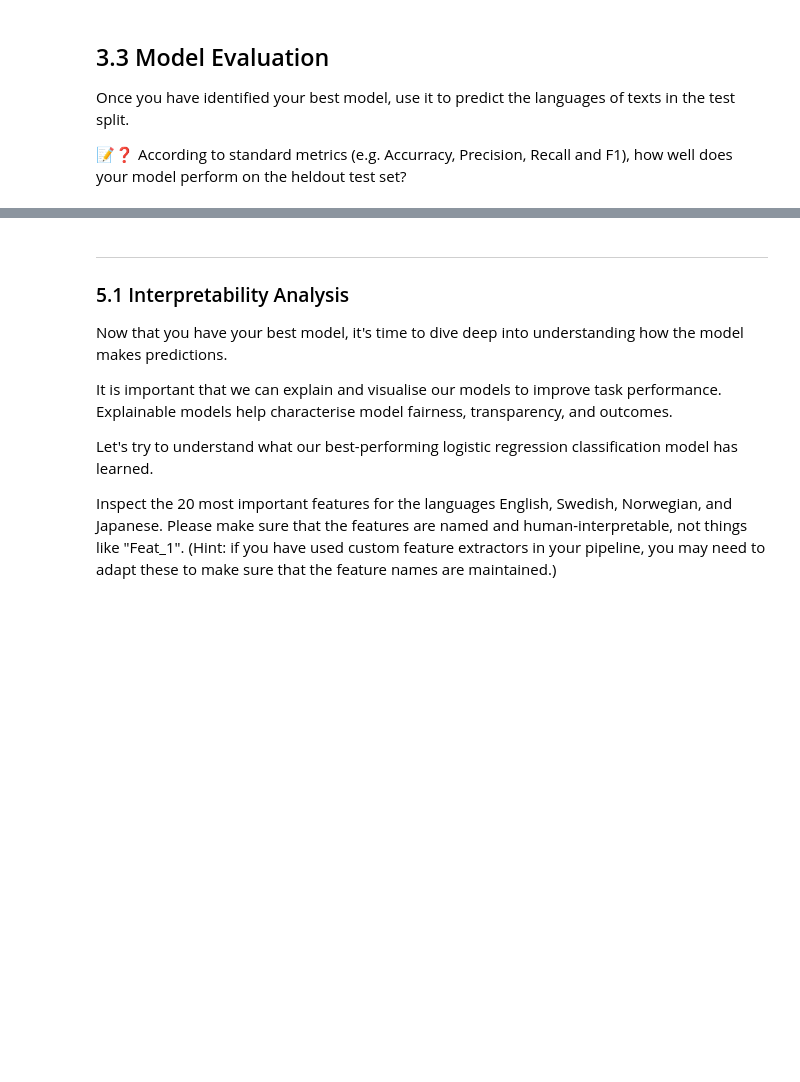
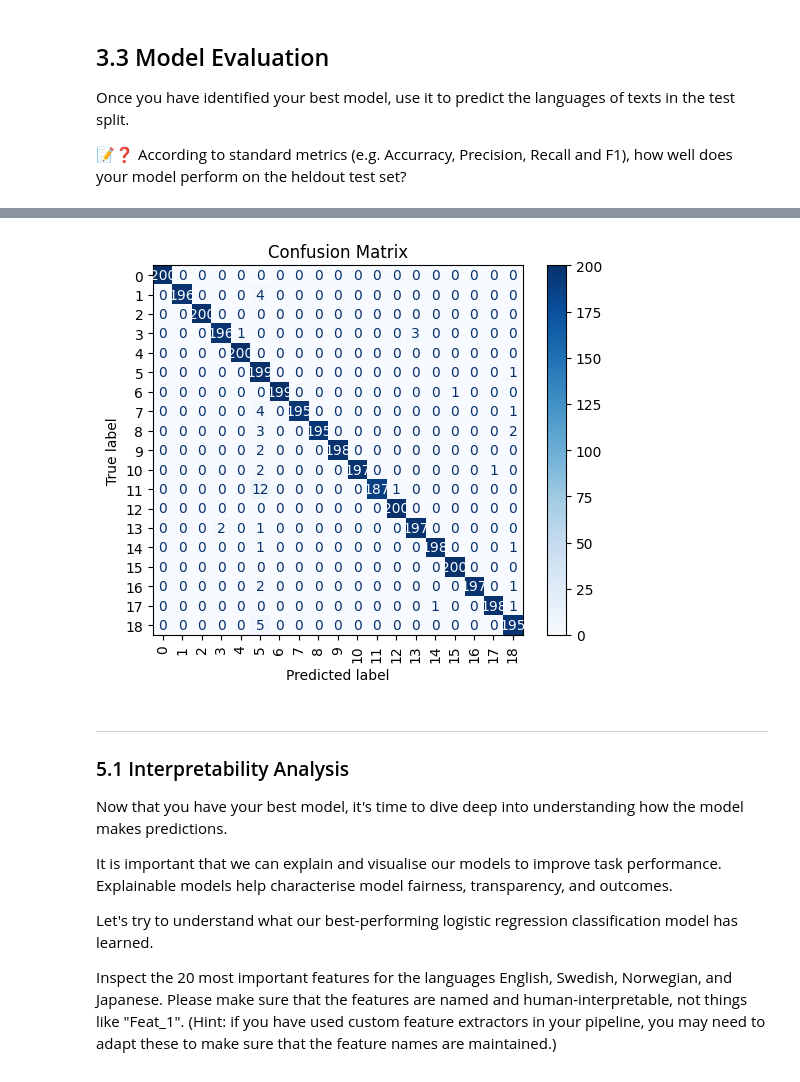
Before and after one commit to SpaghettiCodeKing/ML4NLP1, a Jupyter notebook: exercises/ex1/ex1_lr.ipynb, the cells around one changed output, grey strips where cells are left out. Cells and saved outputs as stored; diff of their text form; code cells hidden in the pictures; blank space fills up the shorter version.

```diff
--- a/exercises/ex1/ex1_lr.ipynb
+++ b/exercises/ex1/ex1_lr.ipynb
@@ -276,0 +333,18 @@ Once you have identified your best model, use it to predict the languages of tex
+# %%
+# TODO: Evaluate the model by inspecting the predictions on the heldout test set
+from sklearn.metrics import accuracy_score, precision_score, recall_score, f1_score
+
+# Make predictions
+y_pred = grid_search.best_estimator_.predict(X_test_final)
+
+# Calculate metrics
+accuracy = accuracy_score(y_test_enc, y_pred)
+precision = precision_score(y_test_enc, y_pred, average='weighted')
+recall = recall_score(y_test_enc, y_pred, average='weighted')
+f1 = f1_score(y_test_enc, y_pred, average='weighted')
+
+# Print results
+print(f"Accuracy:  {accuracy:.4f}")
+print(f"Precision: {precision:.4f}")
+print(f"Recall:    {recall:.4f}")
+print(f"F1 Score:  {f1:.4f}")
@@ -289,3 +368,17 @@ Inspect your model's predictions using a confusion matrix and provide a summary
+# %%
+# TODO: Inspect the model's predcitions on the different classes
+from sklearn.metrics import ConfusionMatrixDisplay
+import matplotlib.pyplot as plt
+# Create confusion matrix
+cm = confusion_matrix(y_test_enc, y_pred)
+
+# Plot confusion matrix
+disp = ConfusionMatrixDisplay(confusion_matrix=cm)
+disp.plot(cmap='Blues', xticks_rotation='vertical')
+plt.title("Confusion Matrix")
+plt.show()
+# %% [output]
+[figure, added]
 # %% [markdown]
 ---
 
```
Also changed, not shown: parts of 14 cells of this notebook.
